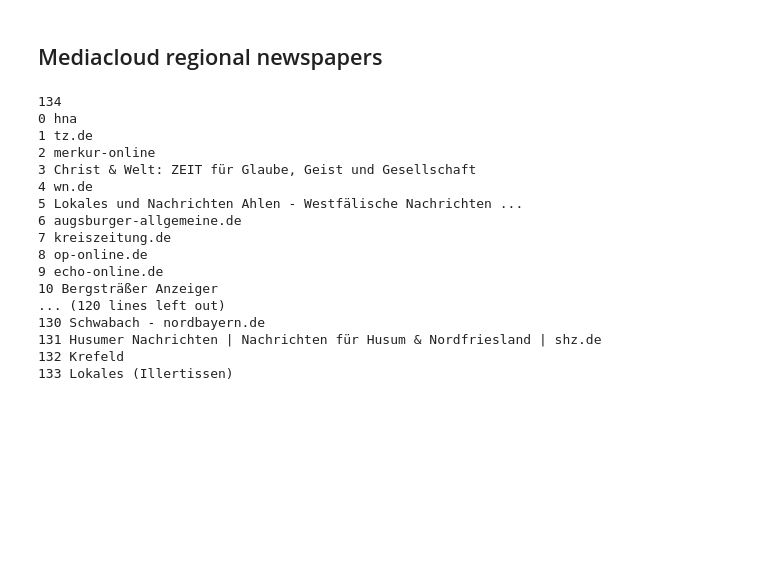
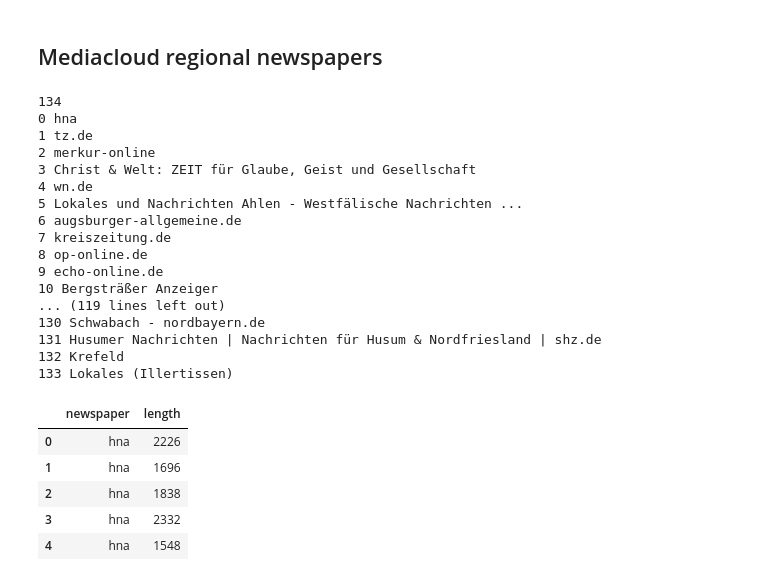
Before and after one commit to davidpomerenke/protest-impact, a Jupyter notebook: docs/notes/01-26.ipynb, the cells around one changed output. Cells and saved outputs as stored; diff of their text form; code cells hidden in the pictures; blank space fills up the shorter version.

```diff
--- a/docs/notes/01-26.ipynb
+++ b/docs/notes/01-26.ipynb
@@ -6,6 +6,7 @@ Some newspapers are not scrapeable and need to be excluded. This is detectable v
 ## Important newspapers
 # %%
 import random
+from pathlib import Path
 
 import matplotlib.pyplot as plt
 import pandas as pd
@@ -21,17 +22,23 @@ from protest_impact.util import project_root
 random.seed(20230126)
 newspapers = newspapers_of_record + popular_newspapers + local_newspapers
 
-lengths = []
-for newspaper in tqdm(newspapers):
-    path = project_root / "data" / "news" / "fulltext" / newspaper
-    if path.exists():
-        # get distribution of article lengths
-        files = random.sample(list(path.glob("*/*.txt")), 1000)
-        for file in files:
-            with open(file) as f:
-                text = f.read()
-            lengths.append({"newspaper": newspaper, "length": len(text)})
-df_main = pd.DataFrame(lengths)
+df_path = project_root / "data" / "news" / "article_lengths.csv"
+
+if df_path.exists():
+    df_main = pd.read_csv(df_path)
+else:
+    lengths = []
+    for newspaper in tqdm(newspapers):
+        path = project_root / "data" / "news" / "fulltext" / newspaper
+        if path.exists():
+            # get distribution of article lengths
+            files = random.sample(list(path.glob("*/*.txt")), 1000)
+            for file in files:
+                with open(file) as f:
+                    text = f.read()
+                lengths.append({"newspaper": newspaper, "length": len(text)})
+    df_main = pd.DataFrame(lengths)
+    df_main.to_csv(df_path, index=False)
 # %%
 df = df_main.copy()
 # plot distribution by newspaper (sorted by median length)
@@ -110,7 +117,7 @@ lengths = []
 for i, newspaper in enumerate(german_newspapers):
     print(i, newspaper["name"])
     sample = get_article_sample(newspaper["media_id"])
-    for article in sample:
+    for i, article in enumerate(sample):
         if not any(word in article.url for word in filter_words):
             try:
                 article = get_fulltext(article)
@@ -134,13 +141,20 @@ df_lengths = pd.DataFrame(lengths)
 8 op-online.de
 9 echo-online.de
 10 Bergsträßer Anzeiger
-... (120 lines left out)
+... (119 lines left out)
 130 Schwabach - nordbayern.de
 131 Husumer Nachrichten | Nachrichten für Husum & Nordfriesland | shz.de
 132 Krefeld
 133 Lokales (Illertissen)
-# %%
-df_lengths = pd.DataFrame(lengths)
+# %%
+df_lengths.head()
+# %% [output]
+|  | newspaper | length |
+| 0 | hna | 2226 |
+| 1 | hna | 1696 |
+| 2 | hna | 1838 |
+| 3 | hna | 2332 |
+| 4 | hna | 1548 |
 # %%
 import matplotlib.pyplot as plt
 
```
Also changed, not shown: parts of 7 cells of this notebook, 21 other files.
